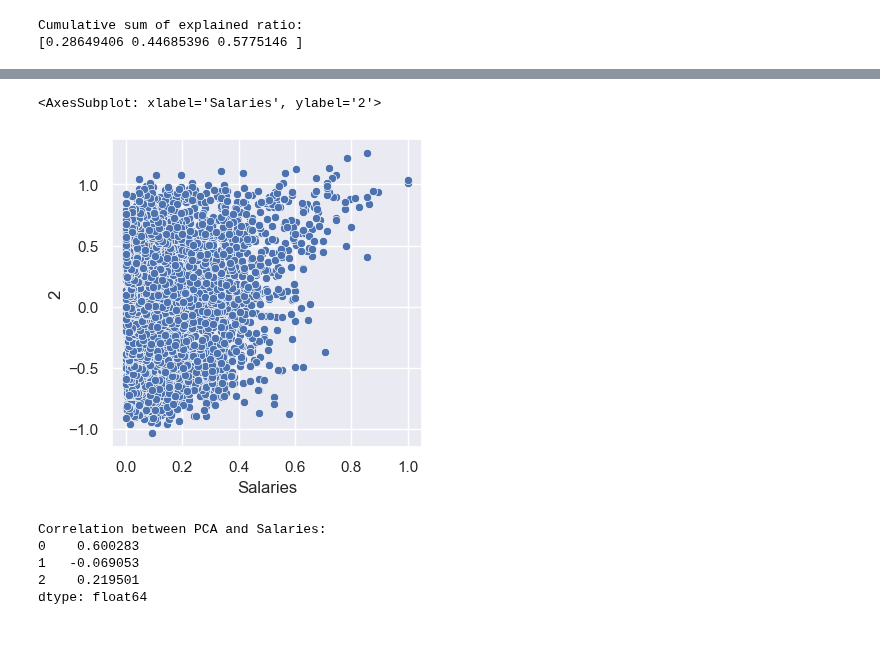
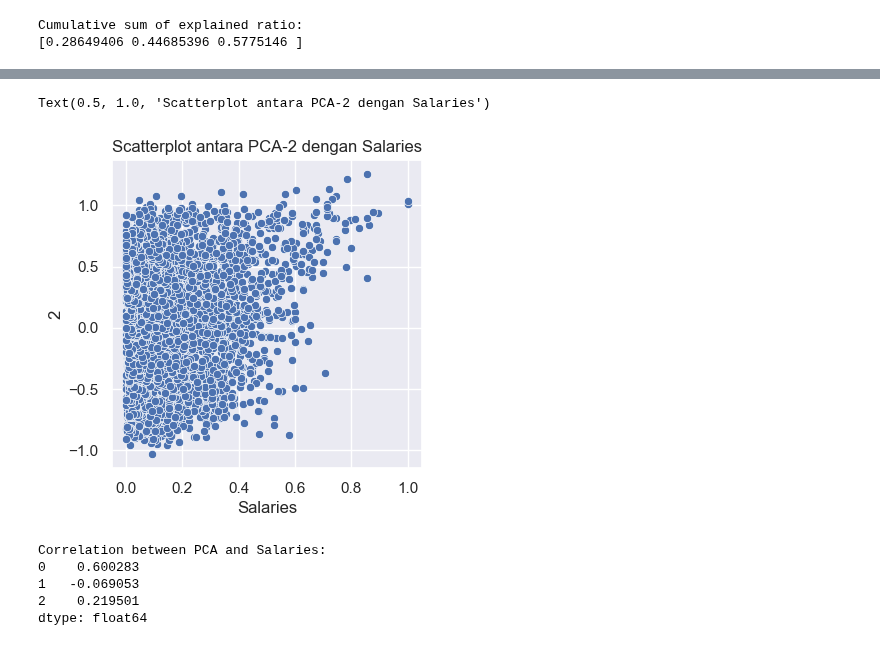
Before and after one commit to akmalgomal3/nba-kasddead, a Jupyter notebook: 2b.ipynb, the cells around one changed output, grey strips where cells are left out. Saved outputs shown, nothing was run; the diff lists cells and outputs as text; code cells hidden in the pictures.

```diff
--- a/2b.ipynb
+++ b/2b.ipynb
@@ -313,8 +313,9 @@ sns.scatterplot(x=temp_df.Salaries, y=transformed_pca[1])
 # %%
 sns.scatterplot(x=temp_df.Salaries, y=transformed_pca[2])
+plt.title("Scatterplot antara PCA-2 dengan Salaries")
 # %% [output]
-<AxesSubplot: xlabel='Salaries', ylabel='2'>
+Text(0.5, 1.0, 'Scatterplot antara PCA-2 dengan Salaries')
-[figure, old version]
+[figure, new version]
 # %%
 correlation_target_and_pca = transformed_pca.apply(lambda x: x.corr(temp_df.Salaries))
 print("Correlation between PCA and Salaries:")
```
Also changed, not shown: parts of 7 cells of this notebook.
